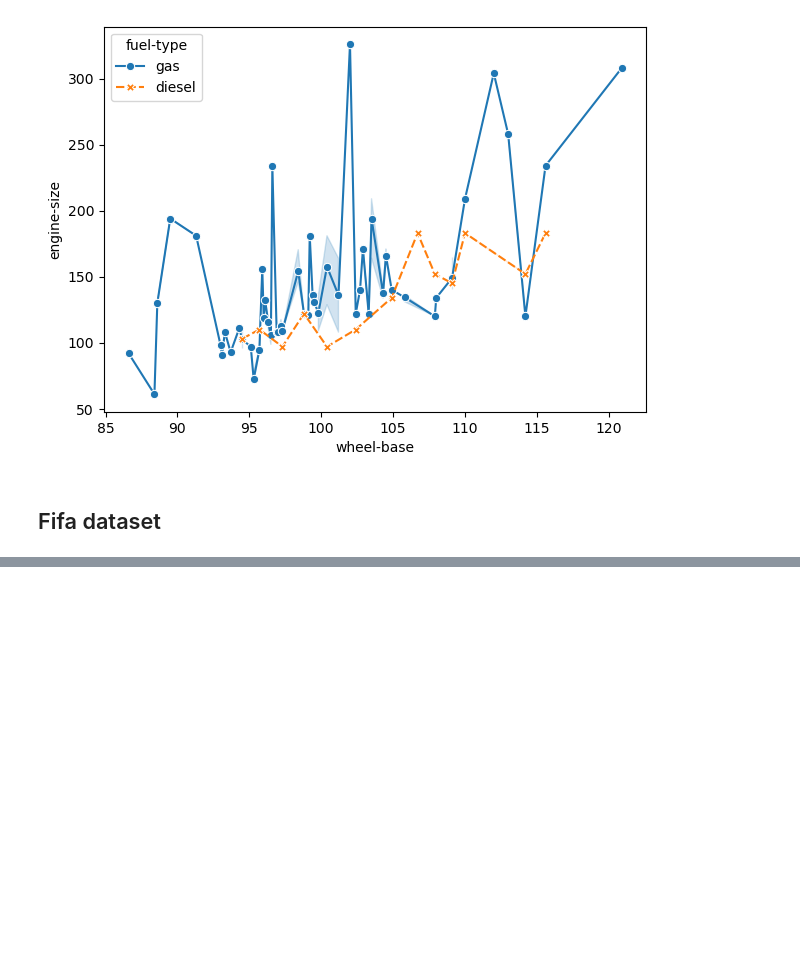
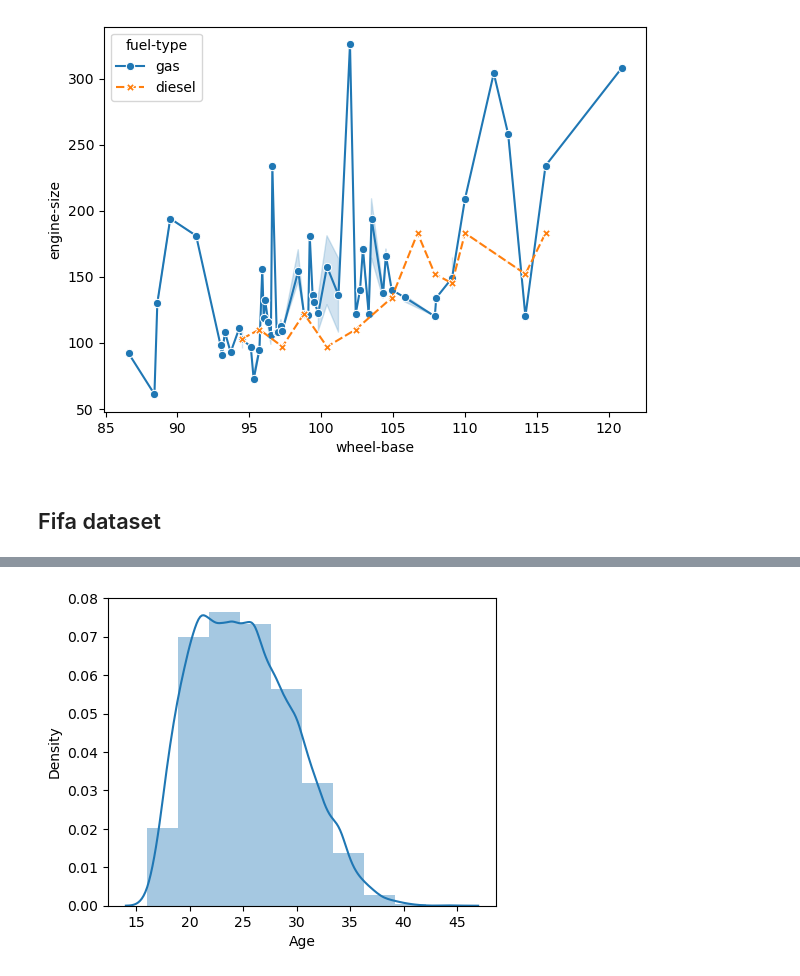
Before and after one commit to cyberscorpion/fync-cohort-7, a Jupyter notebook: 15. Seaborn charts.ipynb, the cells around one changed output, grey strips where cells are left out. Cells and saved outputs as stored; diff of their text form; code cells hidden in the pictures; blank space fills up the shorter version.

```diff
--- a/15. Seaborn charts.ipynb
+++ b/15. Seaborn charts.ipynb
@@ -123,3 +123,6 @@ plt.show()
 [figure]
 # %% [markdown]
 ## Fifa dataset
+# %%
+df = pd.read_csv('fifa.csv', encoding = 'latin-1')
+df.head()
@@ -125,0 +175,6 @@ plt.show()
+# %%
+plt.figure(figsize=(5,4))
+sns.distplot(df['Age'], bins=10)
+plt.show()
+# %% [output]
+[figure, added]
```
Also changed, not shown: parts of 19 cells of this notebook.
